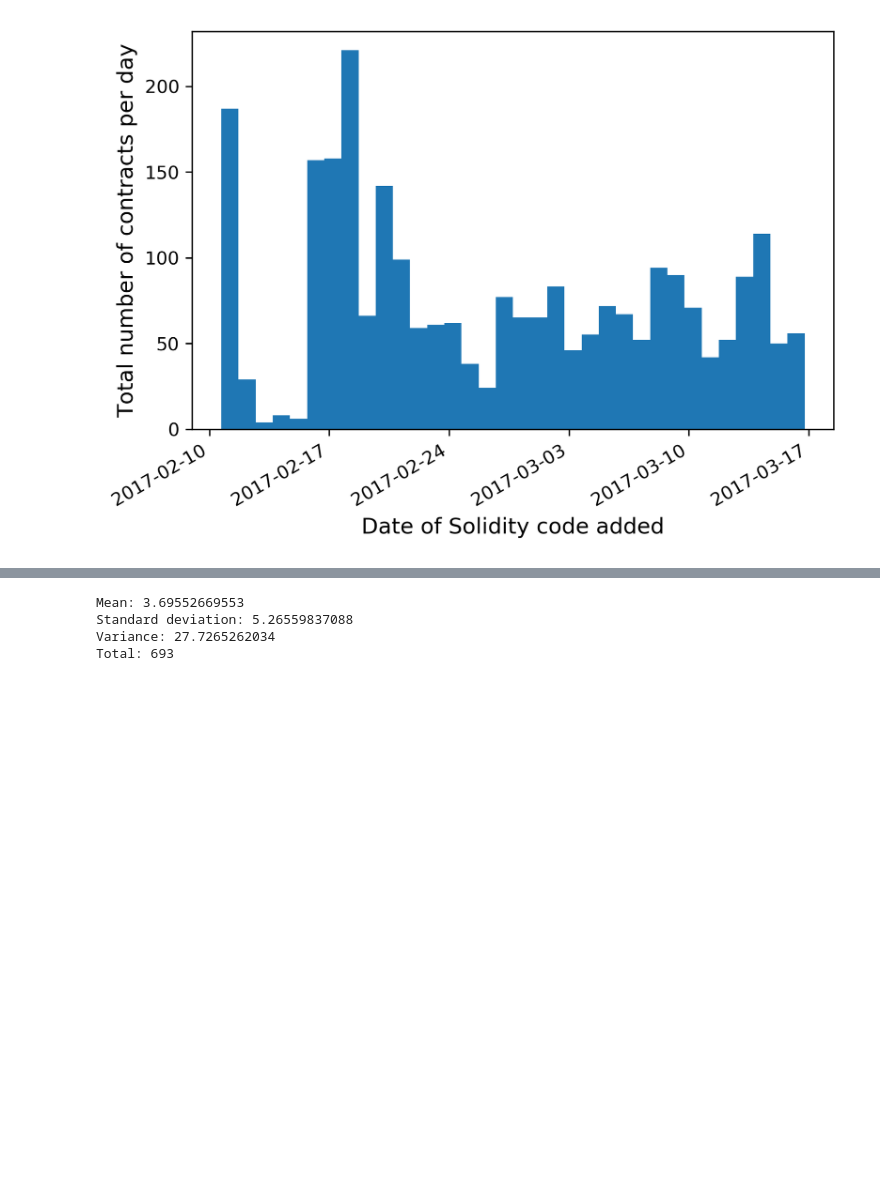
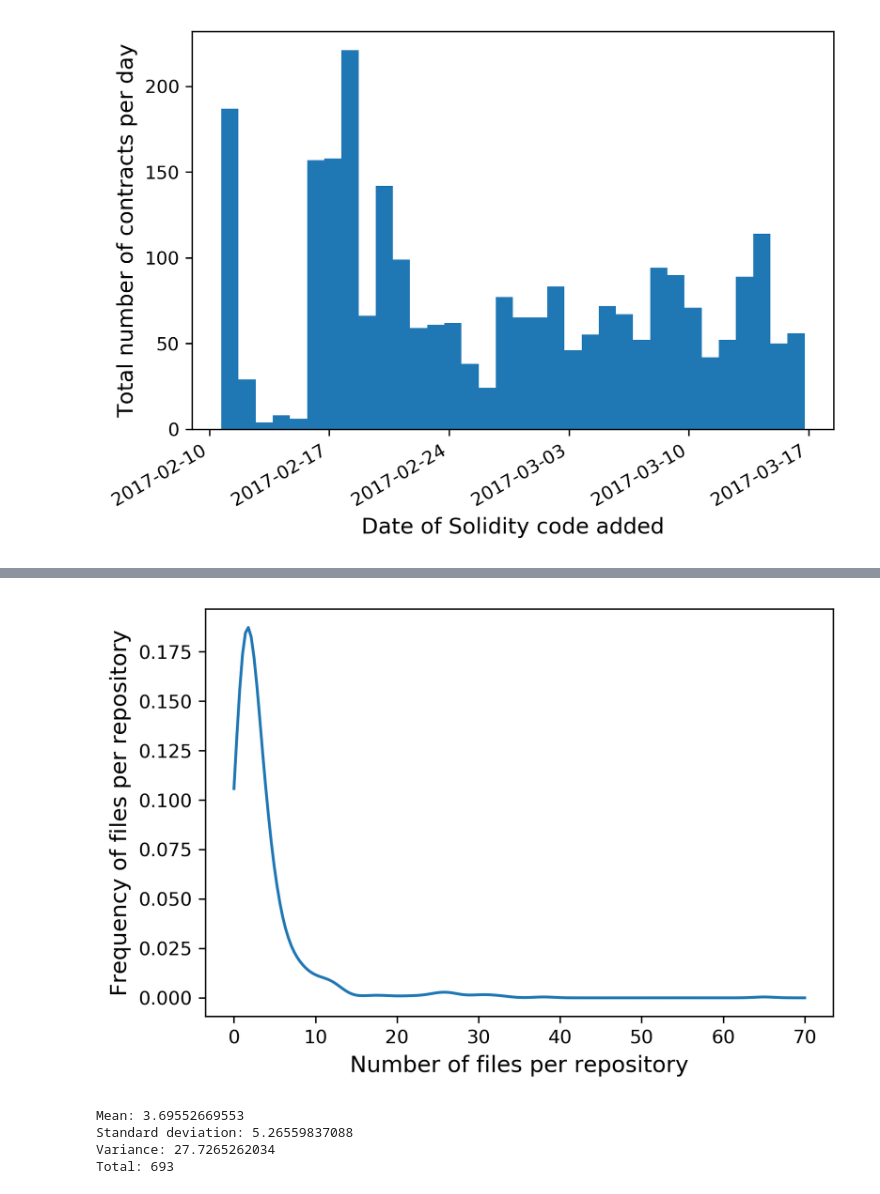
Before and after one commit to nud3l/smart-contract-analysis, a Jupyter notebook: analysis/contract-analysis.ipynb, the cells around one changed output, grey strips where cells are left out. Saved outputs shown, nothing was run; the diff lists cells and outputs as text; code cells hidden in the pictures; blank space fills up the shorter version.

```diff
--- a/analysis/contract-analysis.ipynb
+++ b/analysis/contract-analysis.ipynb
@@ -92,3 +92,27 @@ plt.show()
+# %%
+from scipy.stats import gaussian_kde
+
+repositories = code_base.find({},{"repository_id":1, "_id":0})
+repo_list = []
+
+
+for item in repositories:
+    repo_list.append(item["repository_id"])
+
+repos = Counter(repo_list).items()
+labels, values = zip(*repos)
+
+data = values
+density = gaussian_kde(data)
+xs = np.linspace(0,70,200)
+density.covariance_factor = lambda : .25
+density._compute_covariance()
+plt.plot(xs,density(xs))
+plt.xlabel('Number of files per repository')
+plt.ylabel('Frequency of files per repository')
+plt.show()
+# %% [output]
+[figure, added]
 # %%
 from statistics import mean, stdev, variance
 
```
Also changed, not shown: parts of 2 cells of this notebook.
